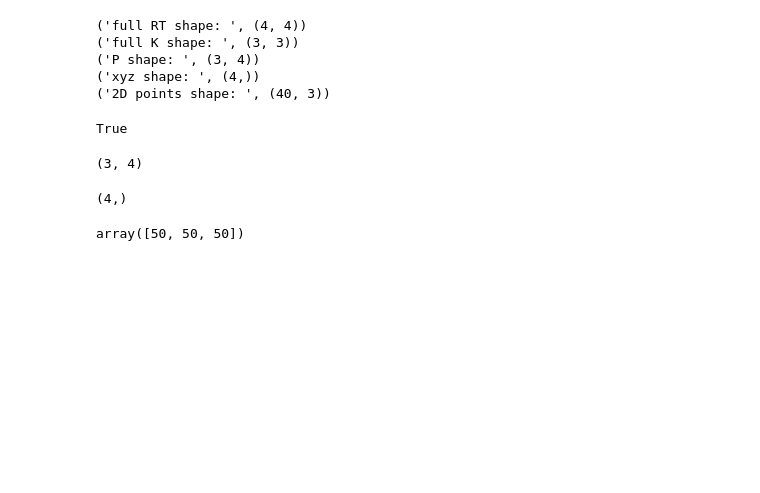
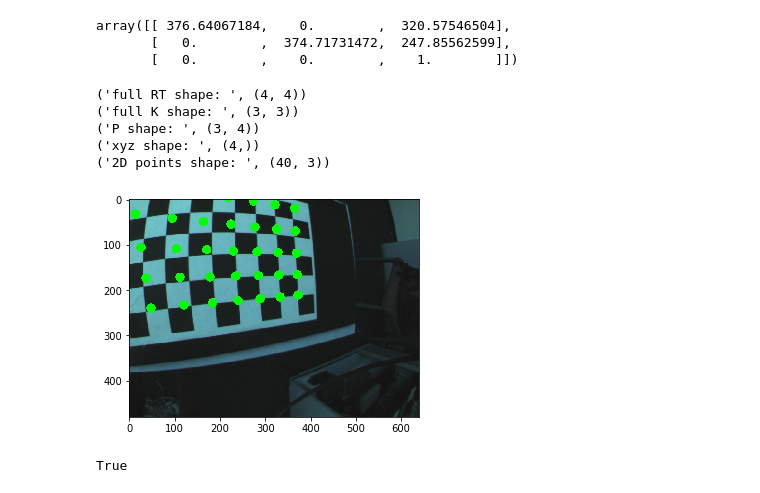
Before and after one commit to IbrahimHussiny/3D-CV, a Jupyter notebook: exercises/exercise 2/ex1.ipynb, the cells around one changed output. Drawn from its saved outputs; the diff is of its cells as text; code cells hidden in the pictures; blank space fills up the shorter version.

Commit message:
plot 2d points

```diff
--- a/exercises/exercise 2/ex1.ipynb
+++ b/exercises/exercise 2/ex1.ipynb
@@ -18,6 +20,12 @@ kc = data['dist_params']	# Distortion parameters
 Kintr = data['intinsic_matrix']	# K matrix of the cameras
 
 imgs = [cv.imread(base_folder+str(i).zfill(5)+'.jpg') for i in range(TVecs.shape[0])]
+# %%
+Kintr
+# %% [output]
+array([[ 376.64067184,    0.        ,  320.57546504],
+       [   0.        ,  374.71731472,  247.85562599],
+       [   0.        ,    0.        ,    1.        ]])
 # %%
 def get_transrot_matrix(R,T):
     RT = np.hstack((R, T))
@@ -45,33 +53,37 @@ def project_points(X, K, R, T, distortion_flag=False, distortion_params=None):
         x = X_3D[0][idx]
         y = X_3D[1][idx]
         z = X_3D[2][idx]
         xyz = np.array([x,y,z,1])
         if idx == 0: # just for debugging
             print("xyz shape: ", xyz.shape)
         uvw = np.dot(P,xyz)
         # get x, y in homogeneous coords; not x_pix
         X_camera.append(uvw[:3]/uvw[-1])
     X_camera = np.array(X_camera)
     # Project points from 3d world coordinates to 2d image coordinates
     return X_camera
 
 def project_and_draw(img, X_3d, K, R, T, distortion_flag, distortion_parameters):
     """
         Your implementation goes here!
     """
     # call your "project_points" function to project 3D points to camera coordinates
     # draw the projected points on the image and save your output image here
-    # cv.imwrite(output_name, img_array)
     pnts = project_points(X_3d, K, R, T)
     print("2D points shape: ", pnts.shape)
-#     print(pnts)
+    for idx,pnt in enumerate(pnts):
+        drawed = cv.circle(img, (int(pnt[0]), int(pnt[1])), 5, (0,255,0),10)
+    plt.imshow(drawed)
+    plt.show()
     return True
 
+image_num=0
 project_and_draw(imgs[image_num], X_3D, Kintr, RMats[image_num], TVecs[image_num], kc,1)
 # %% [output]
 ('full RT shape: ', (4, 4))
 ('full K shape: ', (3, 3))
 ('P shape: ', (3, 4))
 ('xyz shape: ', (4,))
 ('2D points shape: ', (40, 3))
+[figure, added]
 True
@@ -81,12 +89,0 @@ xyz_ = np.array([5,5,5,5])
-# %%
-p_.shape
-# %% [output]
-(3, 4)
-# %%
-xyz_.shape
-# %% [output]
-(4,)
-# %%
-np.dot(p_,xyz_)
-# %% [output]
-array([50, 50, 50])
```
Also changed, not shown: parts of 2 cells of this notebook.
